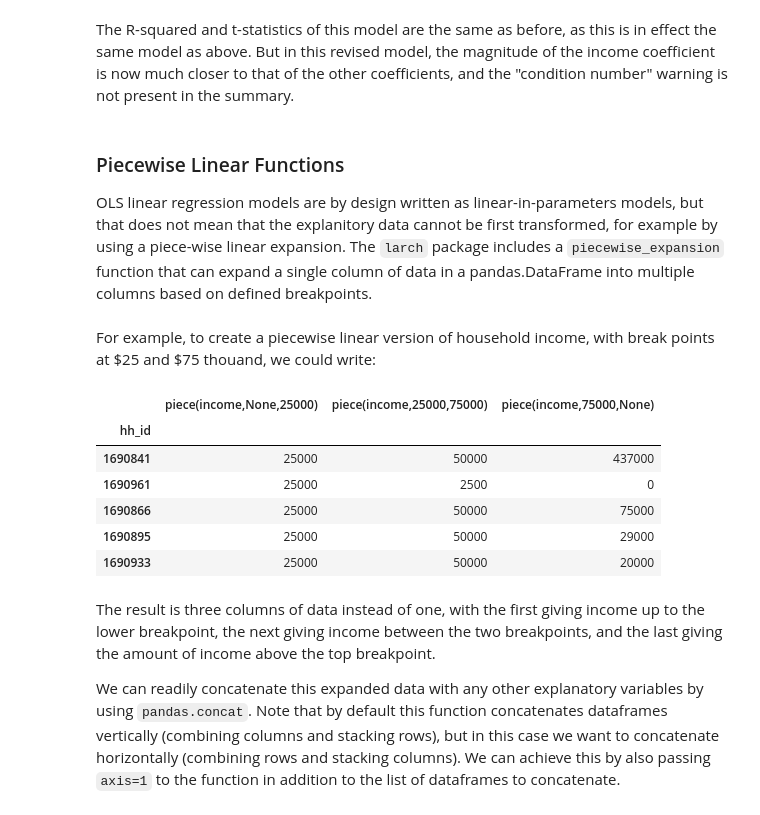
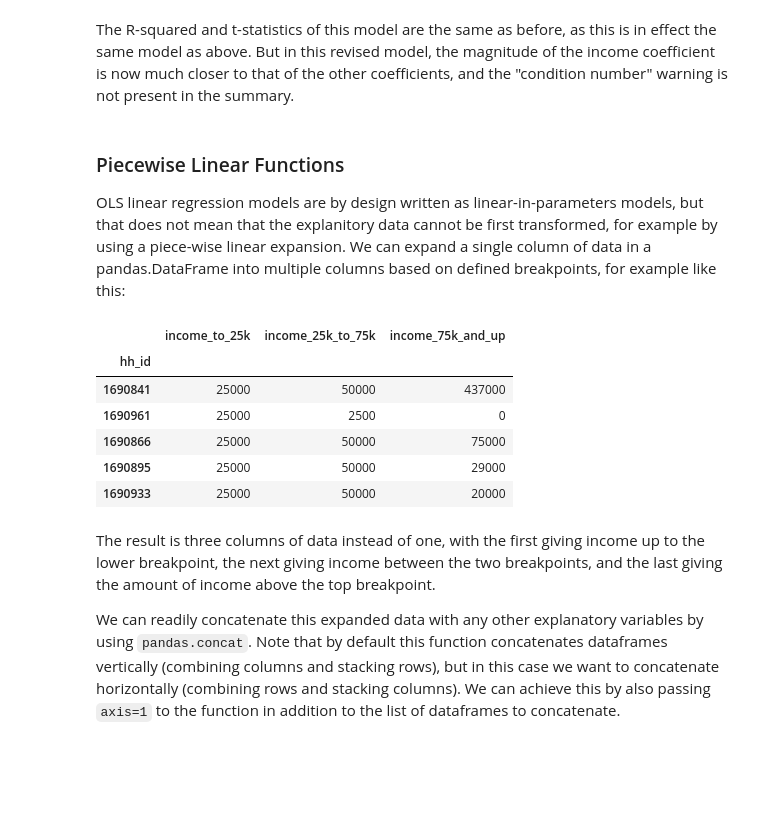
Before and after one commit to jpn--/python-for-transportation-modeling, a Jupyter notebook: course-content/tabular-analysis/linear-regression.ipynb, the cells around one changed output. Cells and saved outputs as stored; diff of their text form; code cells hidden in the pictures; blank space fills up the shorter version.

```diff
--- a/course-content/tabular-analysis/linear-regression.ipynb
+++ b/course-content/tabular-analysis/linear-regression.ipynb
@@ -154,7 +167,6 @@ coefficients, and the "condition number" warning is not present in the summary.
 
 OLS linear regression models are by design written as linear-in-parameters
 models, but that does not mean that the explanitory data cannot be first
-transformed, for example by using a piece-wise linear expansion.  The `larch`
-package includes a `piecewise_expansion` function that can expand a single
+transformed, for example by using a piece-wise linear expansion.  We can expand a single
 column of data in a pandas.DataFrame into multiple columns based on defined
-breakpoints.
+breakpoints, for example like this:
@@ -163,16 +173,18 @@ from larch.util.data_expansion import piecewise_expansion
-# %% [markdown]
-For example, to create a piecewise linear version of household income,
-with break points at \$25 and \$75 thouand, we could write:
-# %%
-piecewise_expansion(hh.income, [25_000, 75_000]).head()
-# %% [output]
-|  | piece(income,None,25000) | piece(income,25000,75000) | piece(income,75000,None) |
-| hh_id |  |  |  |
-| 1690841 | 25000 | 50000 | 437000 |
-| 1690961 | 25000 | 2500 | 0 |
-| 1690866 | 25000 | 50000 | 75000 |
-| 1690895 | 25000 | 50000 | 29000 |
-| 1690933 | 25000 | 50000 | 20000 |
+# %%
+piecewise_income = pd.DataFrame({
+    'income_to_25k': hh.income.clip(None, 25_000),
+    'income_25k_to_75k': hh.income.clip(25_000, 75_000) - 25_000,
+    'income_75k_and_up': hh.income.clip(75_000) - 75_000,
+})
+piecewise_income.head()
+# %% [output]
+|  | income_to_25k | income_25k_to_75k | income_75k_and_up |
+| hh_id |  |  |  |
+| 1690841 | 25000 | 50000 | 437000 |
+| 1690961 | 25000 | 2500 | 0 |
+| 1690866 | 25000 | 50000 | 75000 |
+| 1690895 | 25000 | 50000 | 29000 |
+| 1690933 | 25000 | 50000 | 20000 |
 # %% [markdown]
 The result is three columns of data instead of one, with the first giving
 income up to the lower breakpoint, the next giving income between the
```
Also changed, not shown: parts of 15 cells of this notebook, 3 other files.
